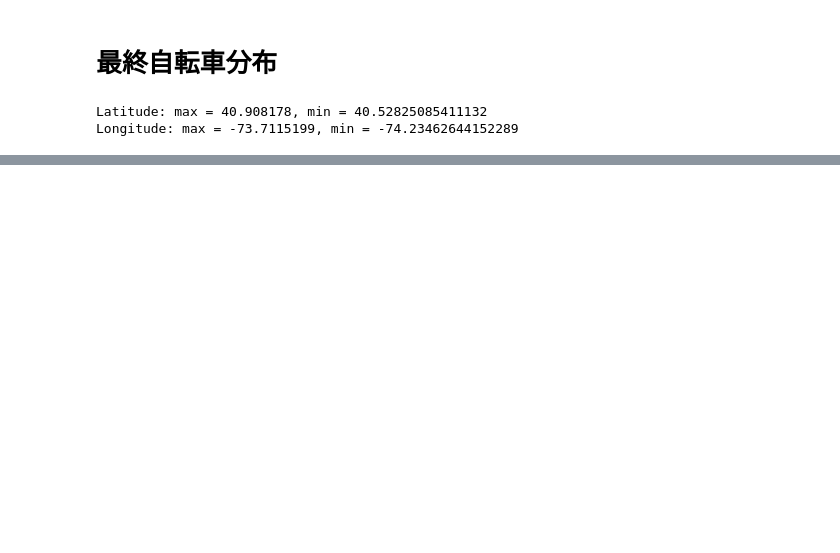
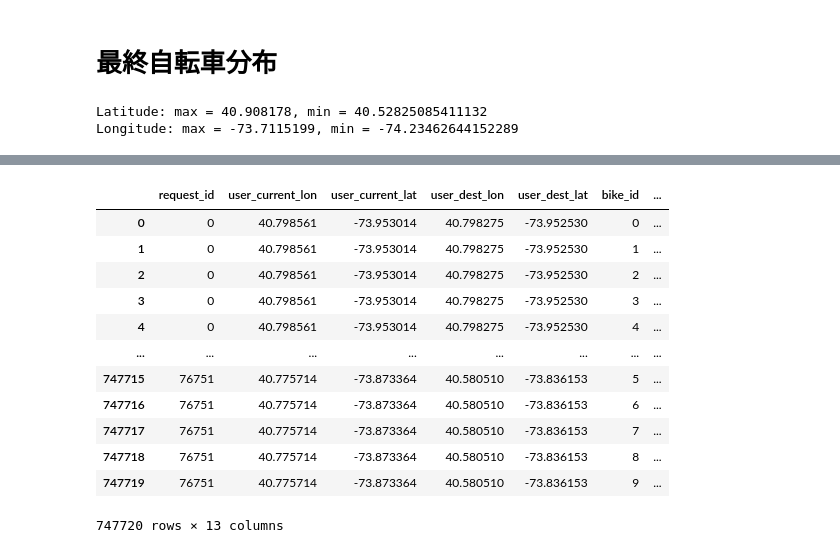
Before and after one commit to Koki-Kazaore/Research, a Jupyter notebook: googleColabEnv/optimizationBasedDispatchModel/optimizationBasedDispatchModel.ipynb, the cells around one changed output, grey strips where cells are left out. Cells and saved outputs as stored; diff of their text form; code cells hidden in the pictures; blank space fills up the shorter version.

```diff
--- a/googleColabEnv/optimizationBasedDispatchModel/optimizationBasedDispatchModel.ipynb
+++ b/googleColabEnv/optimizationBasedDispatchModel/optimizationBasedDispatchModel.ipynb
@@ -134,6 +134,10 @@ df_requests = df_requests.sort_values(by='tpep_pickup_datetime')
 # インデックスをリセット
 df_requests = df_requests.reset_index(drop=True)
 
+# 不正なロケーションIDを持つ行を削除する(264以上は不正)
+df_requests = df_requests[df_requests['PULocationID'] < 264]
+df_requests = df_requests[df_requests['DOLocationID'] < 264]
+
 # フィルタリングされたデータの先頭を表示
 print(df_requests.head())
 
@@ -263,10 +267,10 @@ class optimizationBasedDispatchModel():
       bike_assignment,
       df_requests
   ):
-      for b, j in bike_assignment:
+      for b, request_id in bike_assignment:
           # jのtpep_dropoff_datetimeを取得するし自転車ステータス更新する
           # df_requestsのインデックスjに対応する行を取得
-          request_row = df_requests.iloc[j]
+          request_row = df_requests.loc[request_id]
           self.df_bikes.at[b, 'DODatetime'] = request_row['tpep_dropoff_datetime']
           # jのDOLocationIDを取得して自転車のCurrent Locationを更新する
           self.df_bikes.at[b, 'Current Location'] = self._get_coordinates_by_location_id(request_row['DOLocationID'])
@@ -355,8 +359,9 @@ class optimizationBasedDispatchModel():
         for b in range(self.df_bikes.shape[0]):
             for j in range(df_requests.shape[0]):
                 if x[b][j].solution_value() == 1:
-                    bike_assignment.append((b, j))
-                    # print(f"利用者 {j}: 自転車 {b}")
+                    request_id = df_requests.iloc[j].name
+                    bike_assignment.append((b, request_id))
+                    print(f"利用者 {j}: 自転車 {b}")
         self._update_bike_status(bike_assignment, df_requests)
         # _print_results()に結果を渡して出力する
         result_dict = {
@@ -616,3 +663,26 @@ files.download(filename)
 # %% [output]
 [interactive output not drawn]
 [interactive output not drawn]
+# %%
+# 訓練データをデータフレームに変換
+df_training_data = pd.DataFrame(all_training_data, columns=[
+    'request_id', 'user_current_lon', 'user_current_lat', 'user_dest_lon', 'user_dest_lat',
+    'bike_id', 'bike_current_lon', 'bike_current_lat', 'owner_lon', 'owner_lat',
+    'distance_user_bike', 'timestamp', 'assigned'
+])
+# %%
+df_training_data
+# %% [output]
+|  | request_id | user_current_lon | user_current_lat | user_dest_lon | user_dest_lat | bike_id | ... |
+| 0 | 0 | 40.798561 | -73.953014 | 40.798275 | -73.952530 | 0 | ... |
+| 1 | 0 | 40.798561 | -73.953014 | 40.798275 | -73.952530 | 1 | ... |
+| 2 | 0 | 40.798561 | -73.953014 | 40.798275 | -73.952530 | 2 | ... |
+| 3 | 0 | 40.798561 | -73.953014 | 40.798275 | -73.952530 | 3 | ... |
+| 4 | 0 | 40.798561 | -73.953014 | 40.798275 | -73.952530 | 4 | ... |
+| ... | ... | ... | ... | ... | ... | ... | ... |
+| 747715 | 76751 | 40.775714 | -73.873364 | 40.580510 | -73.836153 | 5 | ... |
+| 747716 | 76751 | 40.775714 | -73.873364 | 40.580510 | -73.836153 | 6 | ... |
+| 747717 | 76751 | 40.775714 | -73.873364 | 40.580510 | -73.836153 | 7 | ... |
+| 747718 | 76751 | 40.775714 | -73.873364 | 40.580510 | -73.836153 | 8 | ... |
+| 747719 | 76751 | 40.775714 | -73.873364 | 40.580510 | -73.836153 | 9 | ... |
+747720 rows × 13 columns
```
Also changed, not shown: parts of 8 cells of this notebook, 1 other file.
